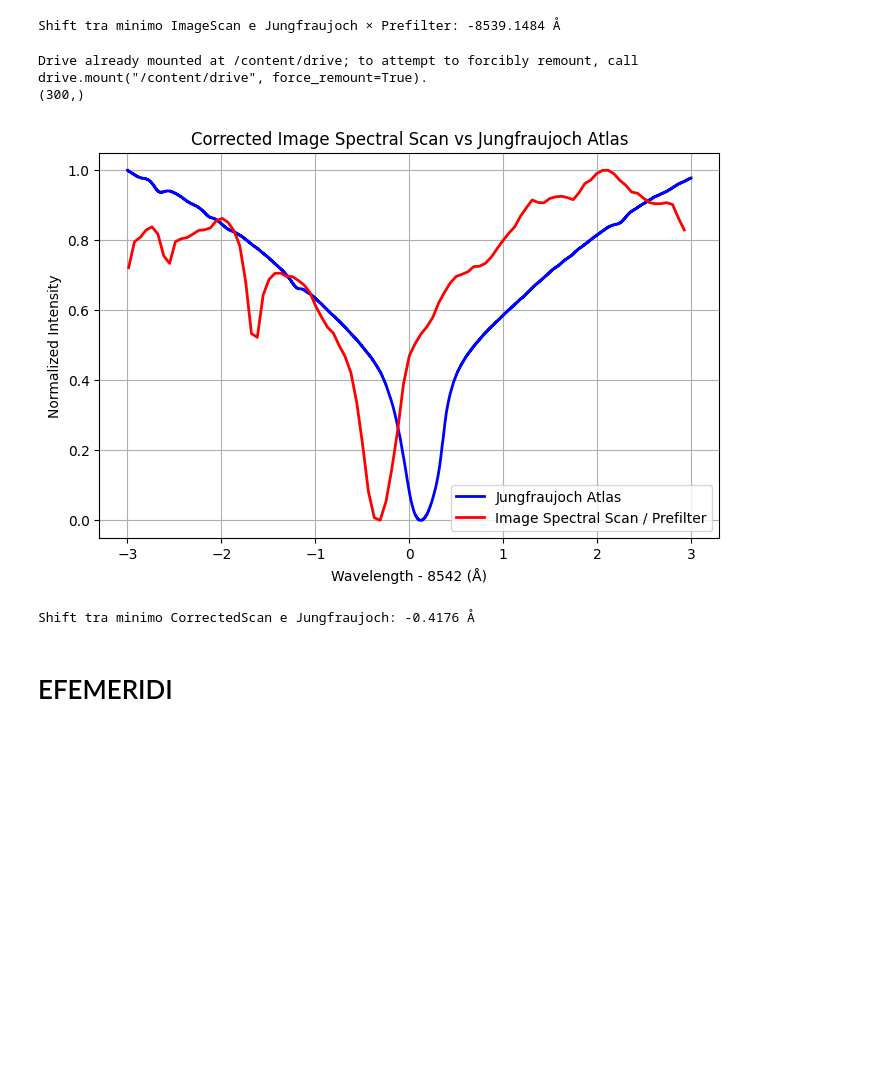
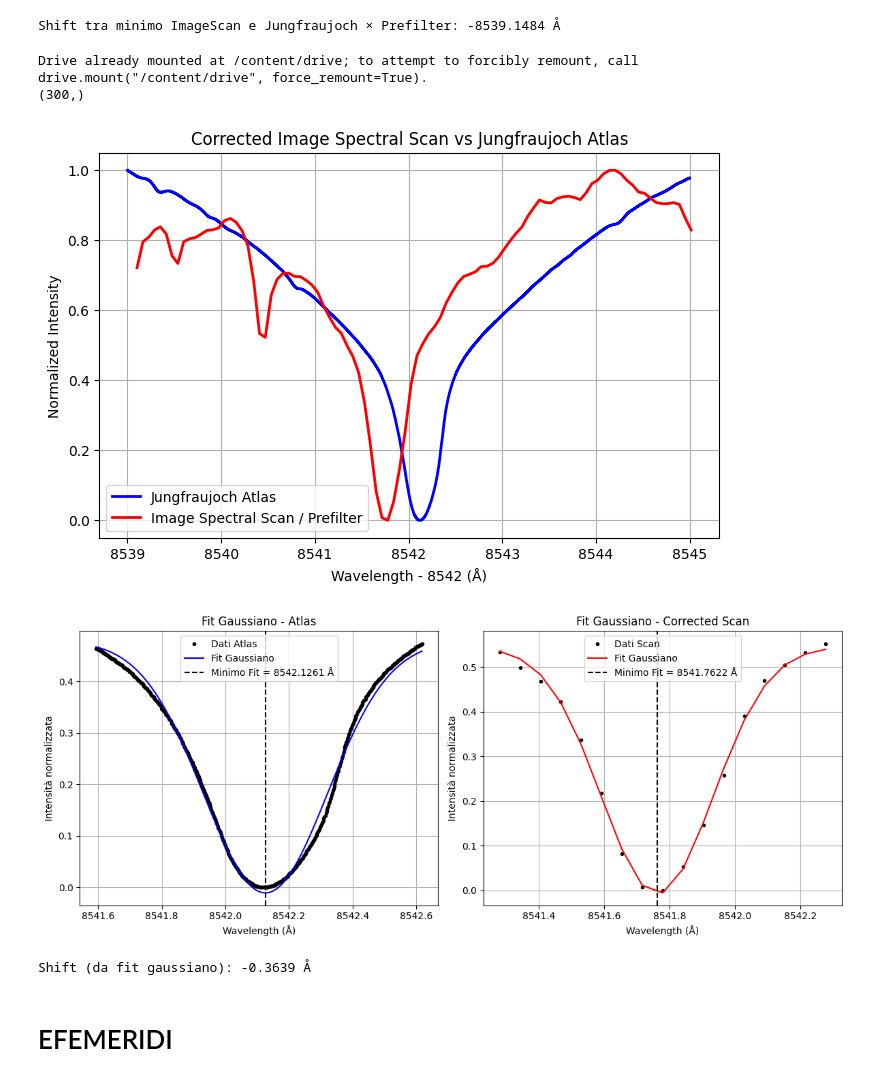
Before and after one commit to FabianaFerrente/ibis_pipeline, a Jupyter notebook: dayshift.ipynb, the cells around one changed output. Saved outputs shown, nothing was run; the diff lists cells and outputs as text; code cells hidden in the pictures; blank space fills up the shorter version.

```diff
--- a/dayshift.ipynb
+++ b/dayshift.ipynb
@@ -201,6 +201,7 @@ if end_zero:
     central_regions = central_regions[:-1]  # Rimuovi l'ultimo elemento se è zero
     wave_im = np.array(rel_wave_values)[:-1]  # Rimuovi l'ultimo elemento in rel_wave_values
 
+wave_im=wave_im+8542.09
 # Leggi spettro atlas Jungfraujoch
 def read_jung_fits(file, w1, w2, subsample=1):
     skip = round((w1 - 3601) * 1000)
@@ -231,38 +232,104 @@ new_x = np.linspace(0, 1, len(central_regions))  # Griglia
 
 prefilter_interp = np.interp(new_x, old_x, main_filter)
 
 # Correggi image scan dividendo per il filtro
 corrected_scan = central_regions / prefilter_interp
 corrected_scan = (corrected_scan - corrected_scan.min()) / (corrected_scan.max() - corrected_scan.min())
 
 # Plot
 plt.figure(figsize=(8, 5))
-plt.plot(wave - 8542, spectrum_norm, label="Jungfraujoch Atlas", color='b', linewidth=2)
+plt.plot(wave, spectrum_norm, label="Jungfraujoch Atlas", color='b', linewidth=2)
 plt.plot(wave_im , corrected_scan, label="Image Spectral Scan / Prefilter", color='r', linewidth=2)
 # plt.plot(np.array(rel_wave_values) , central_regions, label="Image Spectral Scan / Prefilter", color='r', linewidth=2)
 
 plt.xlabel("Wavelength - 8542 (Å)")
 plt.ylabel("Normalized Intensity")
 plt.title("Corrected Image Spectral Scan vs Jungfraujoch Atlas")
 plt.legend()
 plt.grid()
 plt.savefig('/content/drive/MyDrive/IBIS_SWG/output/corrected_scan_vs_atlas.png')
 plt.show()
 
 # Calcolo dello shift
 min_idx_atlas = np.argmin(spectrum_norm)
-lambda_atlas = wave[min_idx_atlas] -8542
+lambda_atlas = wave[min_idx_atlas]
 
 min_idx_scan = np.argmin(corrected_scan)
 lambda_scan = wave_im[min_idx_scan]
 
+from scipy.optimize import curve_fit
+
+# Definizione funzione gaussiana per il fit
+def gaussian(x, a, x0, sigma, offset):
+    return a * np.exp(-(x - x0)**2 / (2 * sigma**2)) + offset
+
+# Funzione di fit centrata intorno al minimo
+def fit_gaussian_near_min(wavelengths, intensities, window_angstrom):
+    min_idx = np.argmin(intensities)
+    pixel_scale = wavelengths[1] - wavelengths[0]
+    window_pix = int(window_angstrom / pixel_scale)
+    start = max(0, min_idx - window_pix // 2)
+    end = min(len(intensities), min_idx + window_pix // 2 + 1)
+
+    x = wavelengths[start:end]
+    y = intensities[start:end]
+
+    # stima iniziale dei parametri
+    a0 = y.min() - y.max()
+    x0 = x[np.argmin(y)]
+    sigma0 = 0.2
+    offset0 = y.max()
+
+    try:
+        popt, _ = curve_fit(gaussian, x, y, p0=[a0, x0, sigma0, offset0])
+        fitted_min = popt[1]
+    except RuntimeError:
+        fitted_min = x[np.argmin(y)]  # fallback se il fit fallisce
+
+    return fitted_min, x, y, gaussian(x, *popt)
+
+# Fit per Atlas
+lambda_atlas, x_fit_a, y_fit_a, gauss_fit_a = fit_gaussian_near_min(wave, spectrum_norm, 1.0)
+
+# Fit per Corrected Scan
+lambda_scan, x_fit_s, y_fit_s, gauss_fit_s = fit_gaussian_near_min(wave_im, corrected_scan, 1.0)
+
+# Plot dei fit
+plt.figure(figsize=(12, 5))
+
+plt.subplot(1, 2, 1)
+plt.plot(x_fit_a, y_fit_a, 'k.', label='Dati Atlas')
+plt.plot(x_fit_a, gauss_fit_a, 'b-', label='Fit Gaussiano')
+plt.axvline(lambda_atlas, color='k', linestyle='--', label=f'Minimo Fit = {lambda_atlas:.4f} Å')
+plt.title("Fit Gaussiano - Atlas")
+plt.xlabel("Wavelength (Å)")
+plt.ylabel("Intensità normalizzata")
+plt.legend()
+plt.grid()
+
+plt.subplot(1, 2, 2)
+plt.plot(x_fit_s, y_fit_s, 'k.', label='Dati Scan')
+plt.plot(x_fit_s, gauss_fit_s, 'r-', label='Fit Gaussiano')
+plt.axvline(lambda_scan, color='k', linestyle='--', label=f'Minimo Fit = {lambda_scan:.4f} Å')
+plt.title("Fit Gaussiano - Corrected Scan")
+plt.xlabel("Wavelength (Å)")
+plt.ylabel("Intensità normalizzata")
+plt.legend()
+plt.grid()
+
+plt.tight_layout()
+plt.savefig('/content/drive/MyDrive/IBIS_SWG/output/gaussian_fit_minima.png')
+plt.show()
+
+# Calcolo dello shift
 shift_angstrom = lambda_scan - lambda_atlas
-print(f"Shift tra minimo CorrectedScan e Jungfraujoch: {shift_angstrom:.4f} Å")
+print(f"Shift (da fit gaussiano): {shift_angstrom:.4f} Å")
 # %% [output]
 Drive already mounted at /content/drive; to attempt to forcibly remount, call drive.mount("/content/drive", force_remount=True).
 (300,)
-[figure, old version]
+[figure, new version]
+[figure, added]
-Shift tra minimo CorrectedScan e Jungfraujoch: -0.4176 Å
+Shift (da fit gaussiano): -0.3639 Å
 # %% [markdown]
 # EFEMERIDI
 # %%
```
Also changed, not shown: parts of 1 cell of this notebook.
